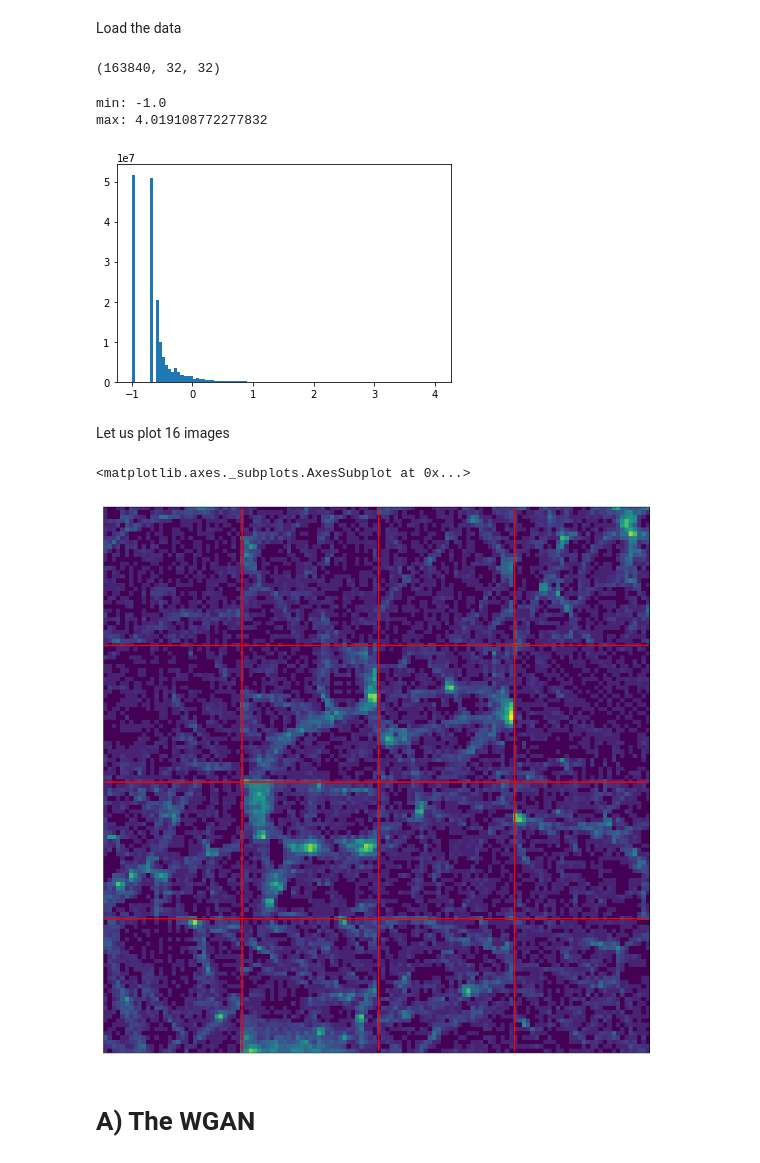
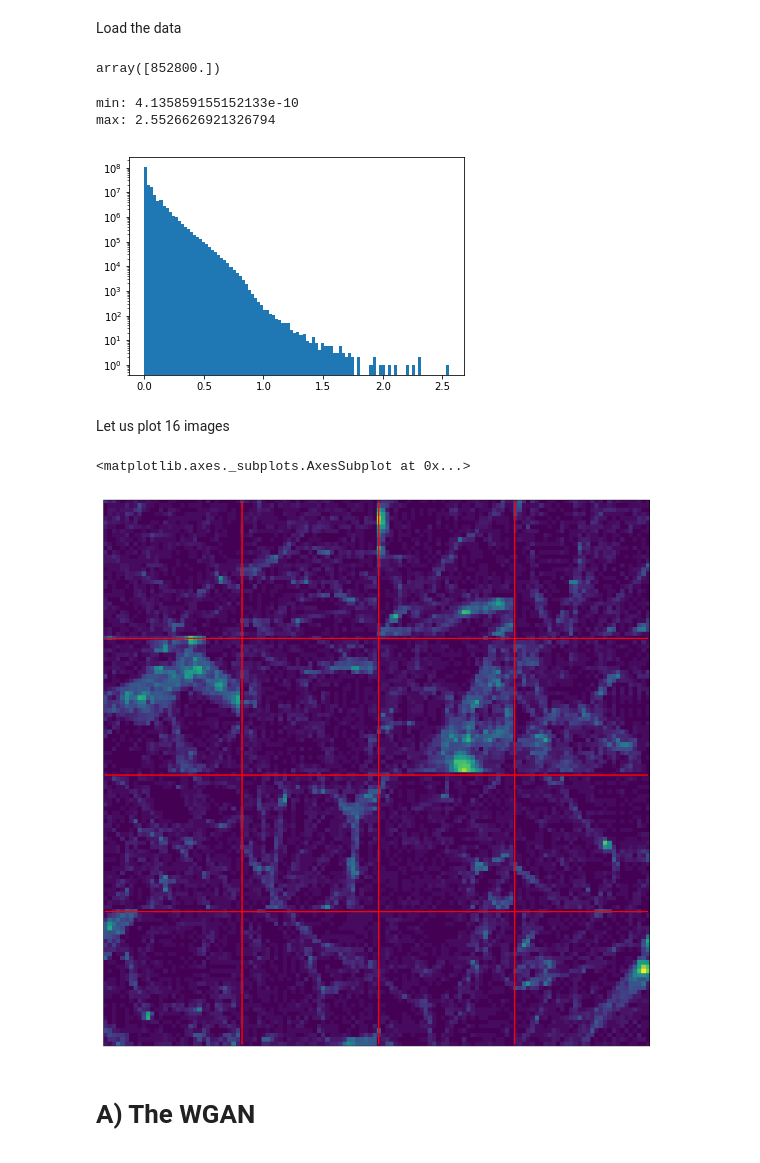
Before and after one commit to nperraud/darkmattergan, a Jupyter notebook: WGAN demo.ipynb, the cells around one changed output. Drawn from its saved outputs; the diff is of its cells as text; code cells hidden in the pictures.

```diff
--- a/WGAN demo.ipynb
+++ b/WGAN demo.ipynb
@@ -47,24 +43,31 @@ plt.legend(['New','k=4','k=10','k=20'])
+# %%
+ns = 32
+try_resume = True
+Mpch=70
+c = 10000
+shift = 3
+forward = functools.partial(fmap.stat_forward, c=c, shift=shift)
+backward = functools.partial(fmap.stat_backward, c=c, shift=shift)
 # %% [markdown]
 # Data handling
 # %% [markdown]
 Load the data
 # %%
 dataset = data.load.load_dataset(spix=ns, resolution=256,Mpch=Mpch, forward_map=forward)
-# %%
-dataset.get_all_data().shape
-# %% [output]
-(163840, 32, 32)
+# %%
+backward(10)
+# %% [output]
+array([852800.])
 # %%
-X = dataset.get_all_data()
-nel = np.prod(X.shape)
-Xvec = np.reshape(X,[nel])
-hist(Xvec, 100)
-print('min: {}'.format(min(Xvec)))
-print('max: {}'.format(max(Xvec)))
+X = dataset.get_all_data().flatten()
+plt.hist(X, 100)
+print('min: {}'.format(np.min(X)))
+print('max: {}'.format(np.max(X)))
+plt.yscale('log')
 # %% [output]
-min: -1.0
-max: 4.019108772277832
+min: 4.135859155152133e-10
+max: 2.5526626921326794
-[figure, old version]
+[figure, new version]
 # %% [markdown]
 Let us plot 16 images
 # %%
@@ -72,7 +75,7 @@ plt.figure(figsize=(15,15))
 plots.draw_images(dataset.get_samples(N=16),nx=4,ny=4)
 # %% [output]
 <matplotlib.axes._subplots.AxesSubplot at 0x...>
-[figure, old version]
+[figure, new version]
 # %% [markdown]
 # A) The WGAN
 # %%
```
Also changed, not shown: parts of 14 cells of this notebook, 6 other files.
